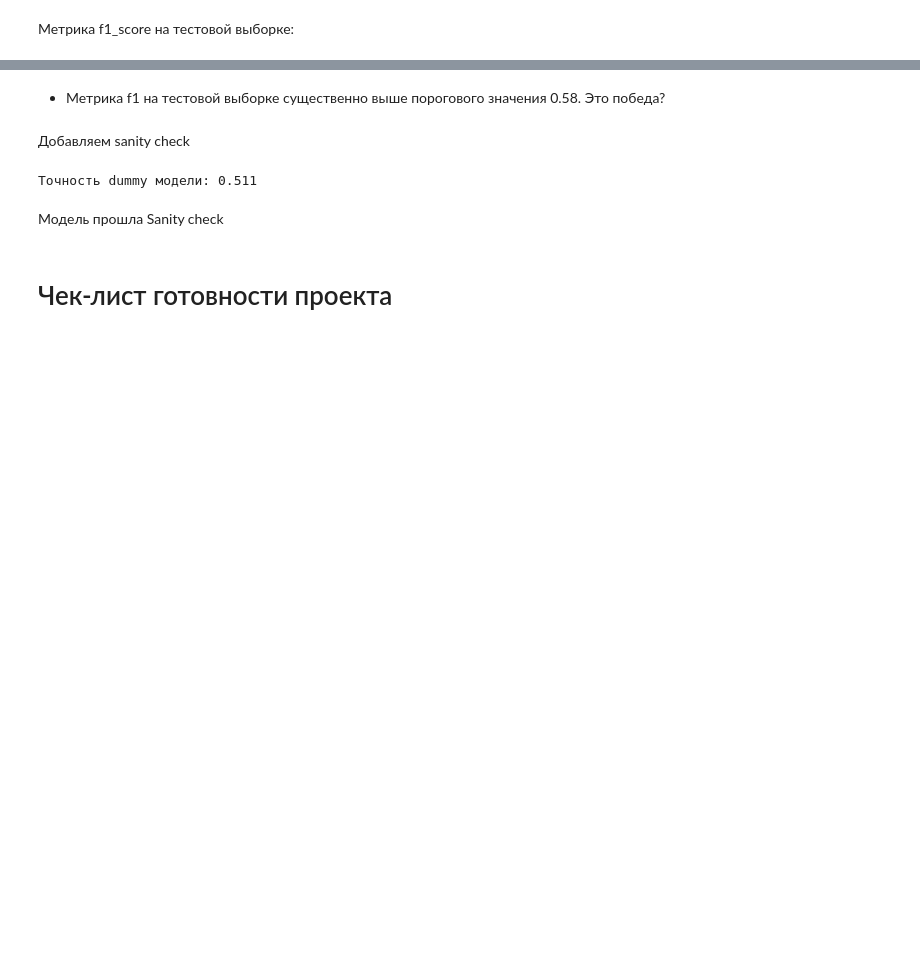
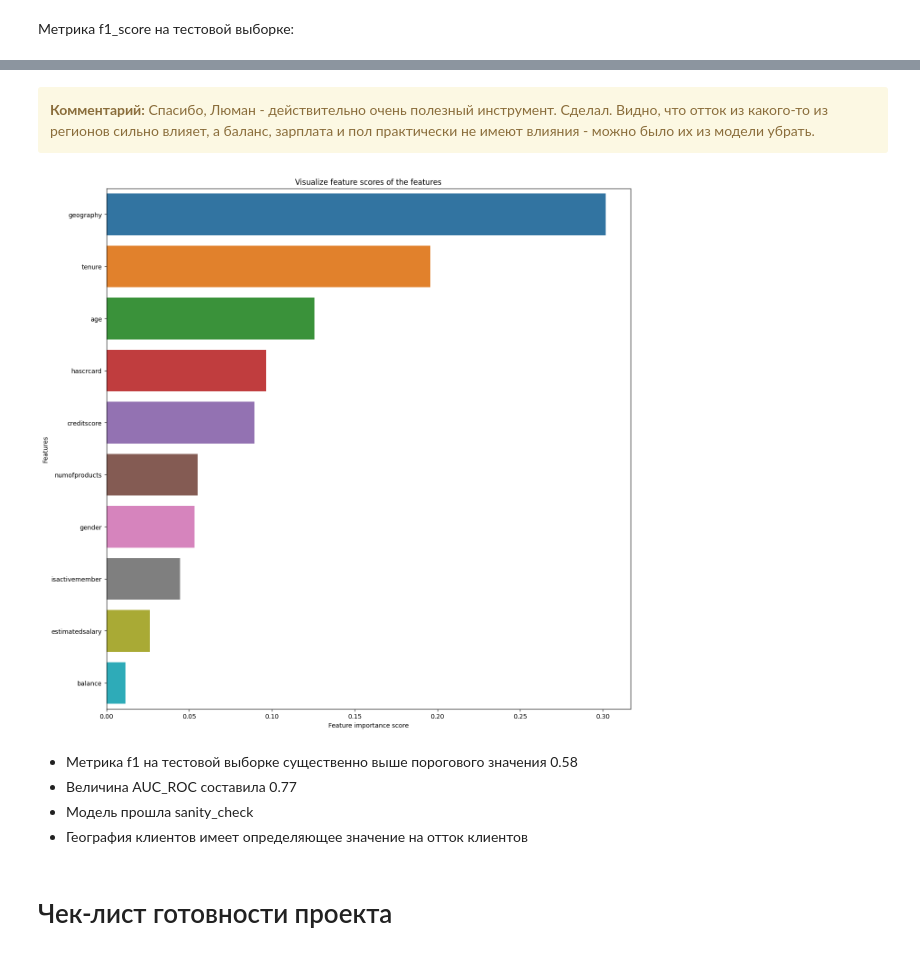
Before and after one commit to mne70let/ds_module2_supervised_learning, a Jupyter notebook: ds_module2_supervised_learning_Sergey_Pesotsky_rev1.ipynb, the cells around one changed output, grey strips where cells are left out. Drawn from its saved outputs; the diff is of its cells as text; code cells hidden in the pictures; blank space fills up the shorter version.

```diff
--- a/ds_module2_supervised_learning_Sergey_Pesotsky.ipynb
+++ b/ds_module2_supervised_learning_Sergey_Pesotsky_rev1.ipynb
@@ -822,16 +1047,25 @@ f1_score(best_model.optimized_model.predict(features_test_rf), target_test)
+# %% [markdown]
+<div class="alert alert-block alert-warning">
+<b>Комментарий:</b> Спасибо, Люман - действительно очень полезный инструмент. Сделал. Видно, что отток из какого-то из регионов сильно влияет, а баланс, зарплата и пол практически не имеют влияния - можно было их из модели убрать.
+</div>
+# %%
+feature_scores = pd.Series(best_model.optimized_model.feature_importances_, index=features_test.columns).sort_values(ascending=False)
+feature_scores
+
+f, ax = plt.subplots(figsize=(15,15))
+ax = sns.barplot(x=feature_scores, y=feature_scores.index)
+ax.set_title("Visualize feature scores of the features")
+ax.set_yticklabels(feature_scores.index)
+ax.set_xlabel("Feature importance score")
+ax.set_ylabel("Features")
+plt.show()
+# %% [output]
+[figure, added]
 # %% [markdown]
-- Метрика f1 на тестовой выборке существенно выше порогового значения 0.58. Это победа?
+- Метрика f1 на тестовой выборке существенно выше порогового значения 0.58
+- Величина AUC_ROC составила 0.77
+- Модель прошла sanity_check
+- География клиентов имеет определяющее значение на отток клиентов
-# %% [markdown]
-Добавляем sanity check
-# %%
-dummy_model = DummyClassifier(strategy='uniform', random_state=12345)
-dummy_model.fit(features_test_rf, target_test)
-dummy_model_prediction=dummy_model.predict(features_test_rf)
-print(f'Точность dummy модели: {accuracy_score(dummy_model_prediction,target_test)}')
-# %% [output]
-Точность dummy модели: 0.511
-# %% [markdown]
-Модель прошла Sanity check
 # %% [markdown]
 # Чек-лист готовности проекта
 # %% [markdown]
```
Also changed, not shown: parts of 61 cells of this notebook.
